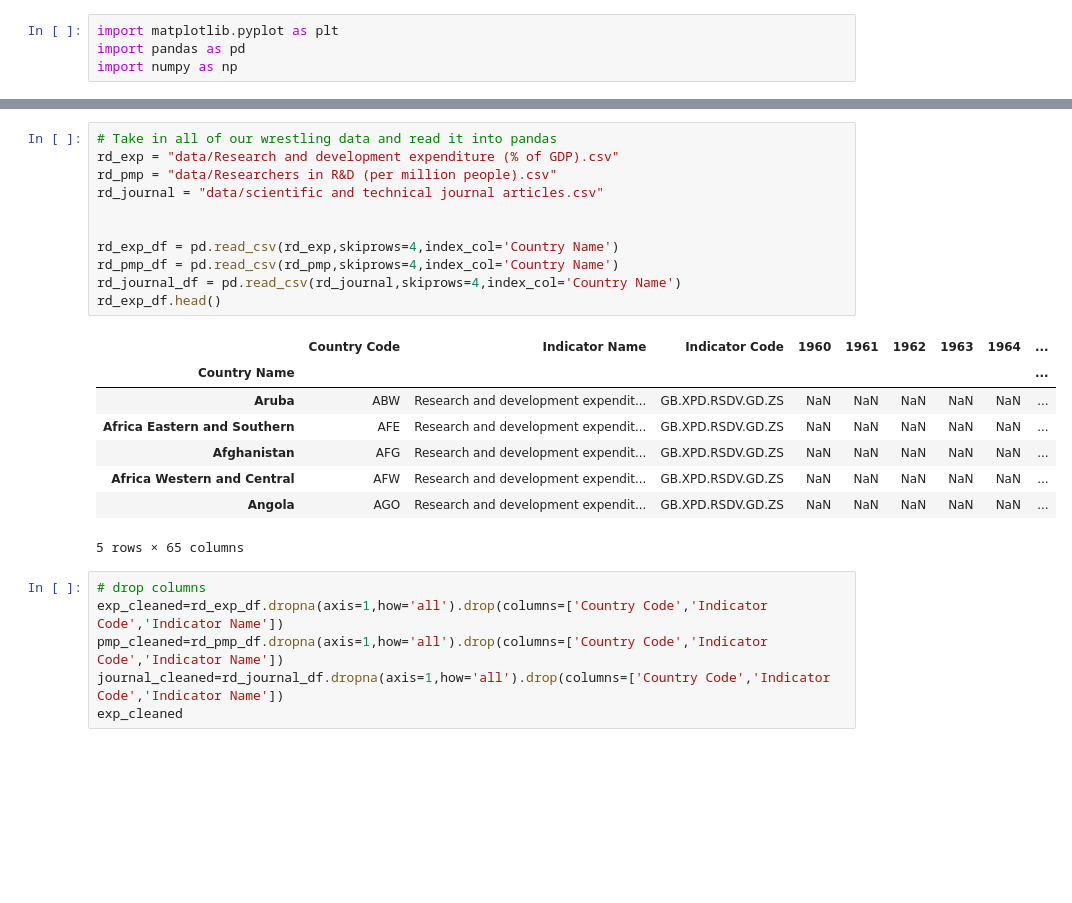
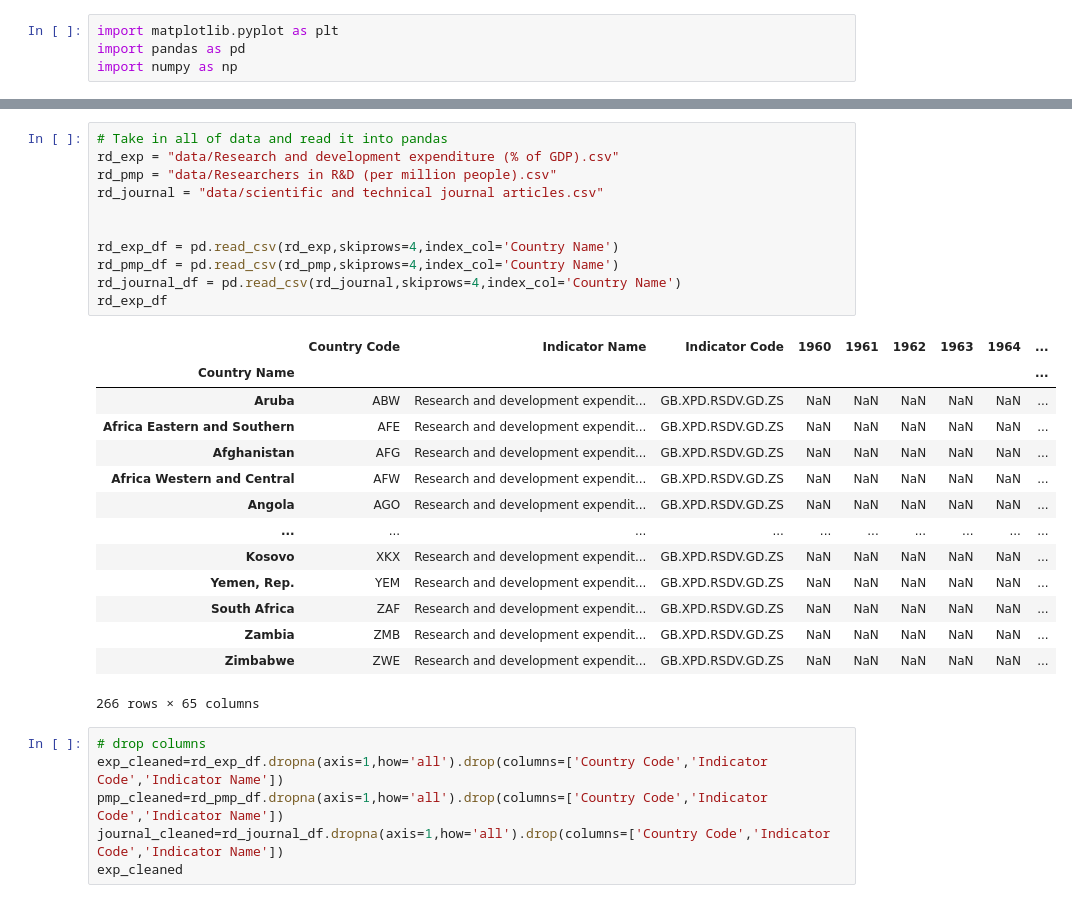
Before and after one commit to xiaocharl/final-project, a Jupyter notebook: research input and output.ipynb, the cells around one changed output, grey strips where cells are left out. Cells and saved outputs as stored; diff of their text form; blank space fills up the shorter version.

```diff
--- a/research input and output.ipynb
+++ b/research input and output.ipynb
@@ -18,23 +22,29 @@ pip install openpyxl
 # %%
-# Take in all of our wrestling data and read it into pandas
+# Take in all of data and read it into pandas
 rd_exp = "data/Research and development expenditure (% of GDP).csv"
 rd_pmp = "data/Researchers in R&D (per million people).csv"
 rd_journal = "data/scientific and technical journal articles.csv"
 
 
 rd_exp_df = pd.read_csv(rd_exp,skiprows=4,index_col='Country Name')
 rd_pmp_df = pd.read_csv(rd_pmp,skiprows=4,index_col='Country Name')
 rd_journal_df = pd.read_csv(rd_journal,skiprows=4,index_col='Country Name')
-rd_exp_df.head()
+rd_exp_df
 # %% [output]
 |  | Country Code | Indicator Name | Indicator Code | 1960 | 1961 | 1962 | 1963 | 1964 | ... |
 | Country Name |  |  |  |  |  |  |  |  | ... |
 | Aruba | ABW | Research and development expendit... | GB.XPD.RSDV.GD.ZS | NaN | NaN | NaN | NaN | NaN | ... |
 | Africa Eastern and Southern | AFE | Research and development expendit... | GB.XPD.RSDV.GD.ZS | NaN | NaN | NaN | NaN | NaN | ... |
 | Afghanistan | AFG | Research and development expendit... | GB.XPD.RSDV.GD.ZS | NaN | NaN | NaN | NaN | NaN | ... |
 | Africa Western and Central | AFW | Research and development expendit... | GB.XPD.RSDV.GD.ZS | NaN | NaN | NaN | NaN | NaN | ... |
 | Angola | AGO | Research and development expendit... | GB.XPD.RSDV.GD.ZS | NaN | NaN | NaN | NaN | NaN | ... |
+| ... | ... | ... | ... | ... | ... | ... | ... | ... | ... |
+| Kosovo | XKX | Research and development expendit... | GB.XPD.RSDV.GD.ZS | NaN | NaN | NaN | NaN | NaN | ... |
+| Yemen, Rep. | YEM | Research and development expendit... | GB.XPD.RSDV.GD.ZS | NaN | NaN | NaN | NaN | NaN | ... |
+| South Africa | ZAF | Research and development expendit... | GB.XPD.RSDV.GD.ZS | NaN | NaN | NaN | NaN | NaN | ... |
+| Zambia | ZMB | Research and development expendit... | GB.XPD.RSDV.GD.ZS | NaN | NaN | NaN | NaN | NaN | ... |
+| Zimbabwe | ZWE | Research and development expendit... | GB.XPD.RSDV.GD.ZS | NaN | NaN | NaN | NaN | NaN | ... |
-5 rows × 65 columns
+266 rows × 65 columns
 # %%
 # drop columns
 exp_cleaned=rd_exp_df.dropna(axis=1,how='all').drop(columns=['Country Code','Indicator Code','Indicator Name'])
```
Also changed, not shown: parts of 1 cell of this notebook, 1 other file.
